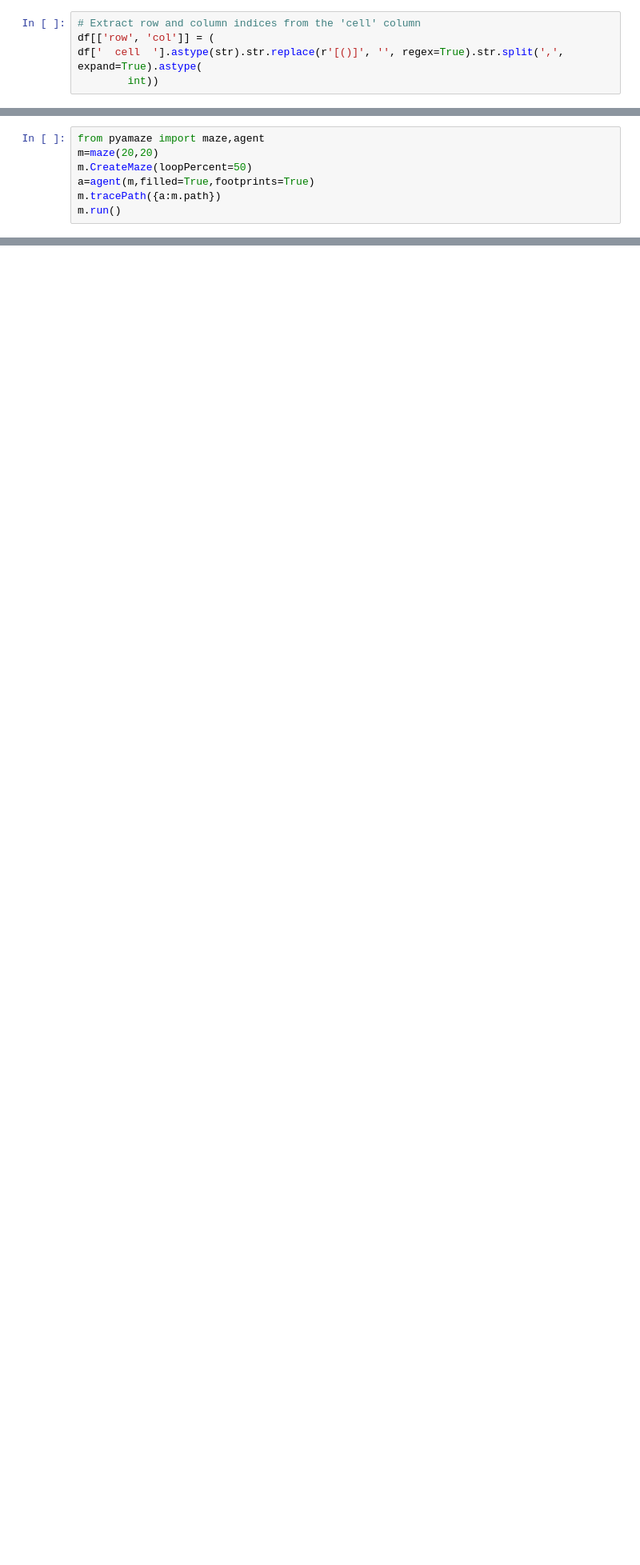
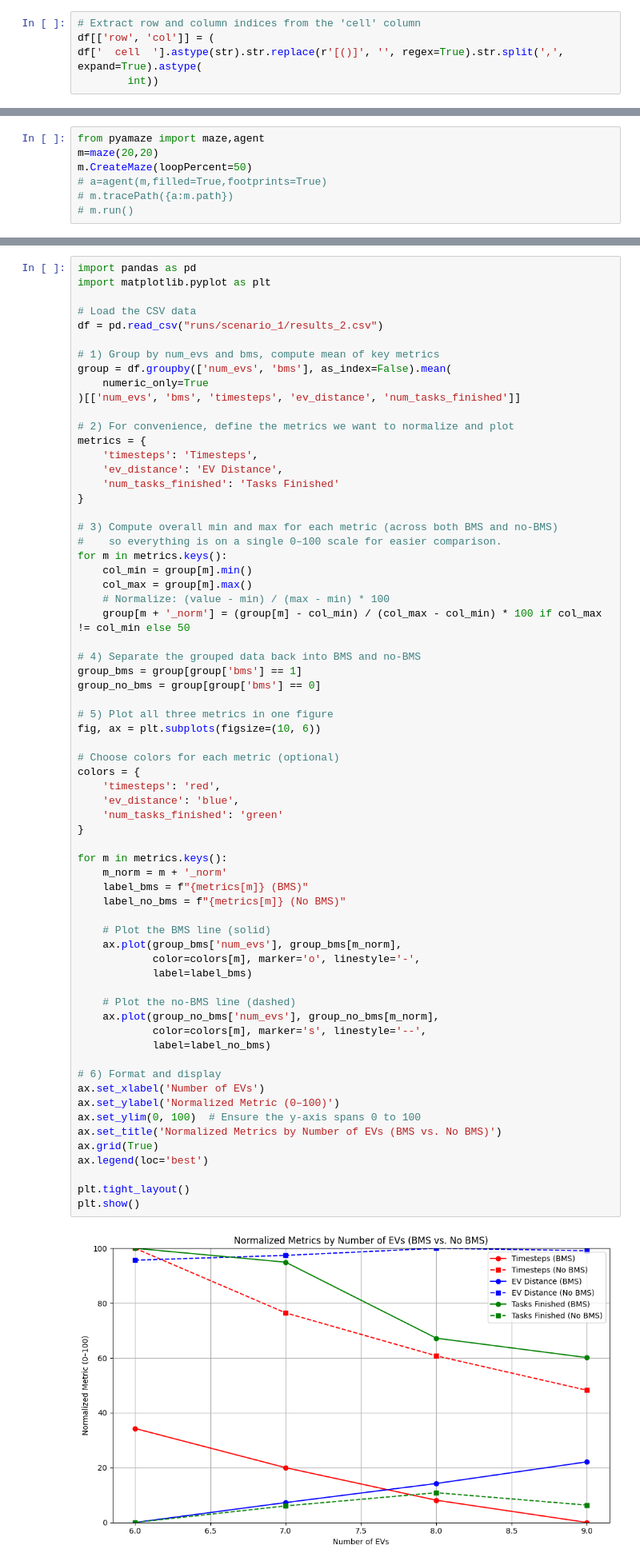
Before and after one commit to smoke275/DroneSim, a Jupyter notebook: eda.ipynb, the cells around one changed output, grey strips where cells are left out. Shown at 80% size. Drawn from its saved outputs; the diff is of its cells as text; blank space fills up the shorter version.

```diff
--- a/eda.ipynb
+++ b/eda.ipynb
@@ -50,6 +54,6 @@ generate_maze_csv("data/test_maze.csv")
 from pyamaze import maze,agent
 m=maze(20,20)
 m.CreateMaze(loopPercent=50)
-a=agent(m,filled=True,footprints=True)
-m.tracePath({a:m.path})
-m.run()
+# a=agent(m,filled=True,footprints=True)
+# m.tracePath({a:m.path})
+# m.run()
@@ -274,0 +363,68 @@ for param in param_list:
+# %%
+import pandas as pd
+import matplotlib.pyplot as plt
+
+# Load the CSV data
+df = pd.read_csv("runs/scenario_1/results_2.csv")
+
+# 1) Group by num_evs and bms, compute mean of key metrics
+group = df.groupby(['num_evs', 'bms'], as_index=False).mean(
+    numeric_only=True
+)[['num_evs', 'bms', 'timesteps', 'ev_distance', 'num_tasks_finished']]
+
+# 2) For convenience, define the metrics we want to normalize and plot
+metrics = {
+    'timesteps': 'Timesteps',
+    'ev_distance': 'EV Distance',
+    'num_tasks_finished': 'Tasks Finished'
+}
+
+# 3) Compute overall min and max for each metric (across both BMS and no-BMS)
+#    so everything is on a single 0–100 scale for easier comparison.
+for m in metrics.keys():
+    col_min = group[m].min()
+    col_max = group[m].max()
+    # Normalize: (value - min) / (max - min) * 100
+    group[m + '_norm'] = (group[m] - col_min) / (col_max - col_min) * 100 if col_max != col_min else 50
+
+# 4) Separate the grouped data back into BMS and no-BMS
+group_bms = group[group['bms'] == 1]
+group_no_bms = group[group['bms'] == 0]
+
+# 5) Plot all three metrics in one figure
+fig, ax = plt.subplots(figsize=(10, 6))
+
+# Choose colors for each metric (optional)
+colors = {
+    'timesteps': 'red',
+    'ev_distance': 'blue',
+    'num_tasks_finished': 'green'
+}
+
+for m in metrics.keys():
+    m_norm = m + '_norm'
+    label_bms = f"{metrics[m]} (BMS)"
+    label_no_bms = f"{metrics[m]} (No BMS)"
+
+    # Plot the BMS line (solid)
+    ax.plot(group_bms['num_evs'], group_bms[m_norm],
+            color=colors[m], marker='o', linestyle='-',
+            label=label_bms)
+
+    # Plot the no-BMS line (dashed)
+    ax.plot(group_no_bms['num_evs'], group_no_bms[m_norm],
+            color=colors[m], marker='s', linestyle='--',
+            label=label_no_bms)
+
+# 6) Format and display
+ax.set_xlabel('Number of EVs')
+ax.set_ylabel('Normalized Metric (0–100)')
+ax.set_ylim(0, 100)  # Ensure the y-axis spans 0 to 100
+ax.set_title('Normalized Metrics by Number of EVs (BMS vs. No BMS)')
+ax.grid(True)
+ax.legend(loc='best')
+
+plt.tight_layout()
+plt.show()
+# %% [output]
+[figure, added]
```
Also changed, not shown: parts of 11 cells of this notebook, 5 other files.
